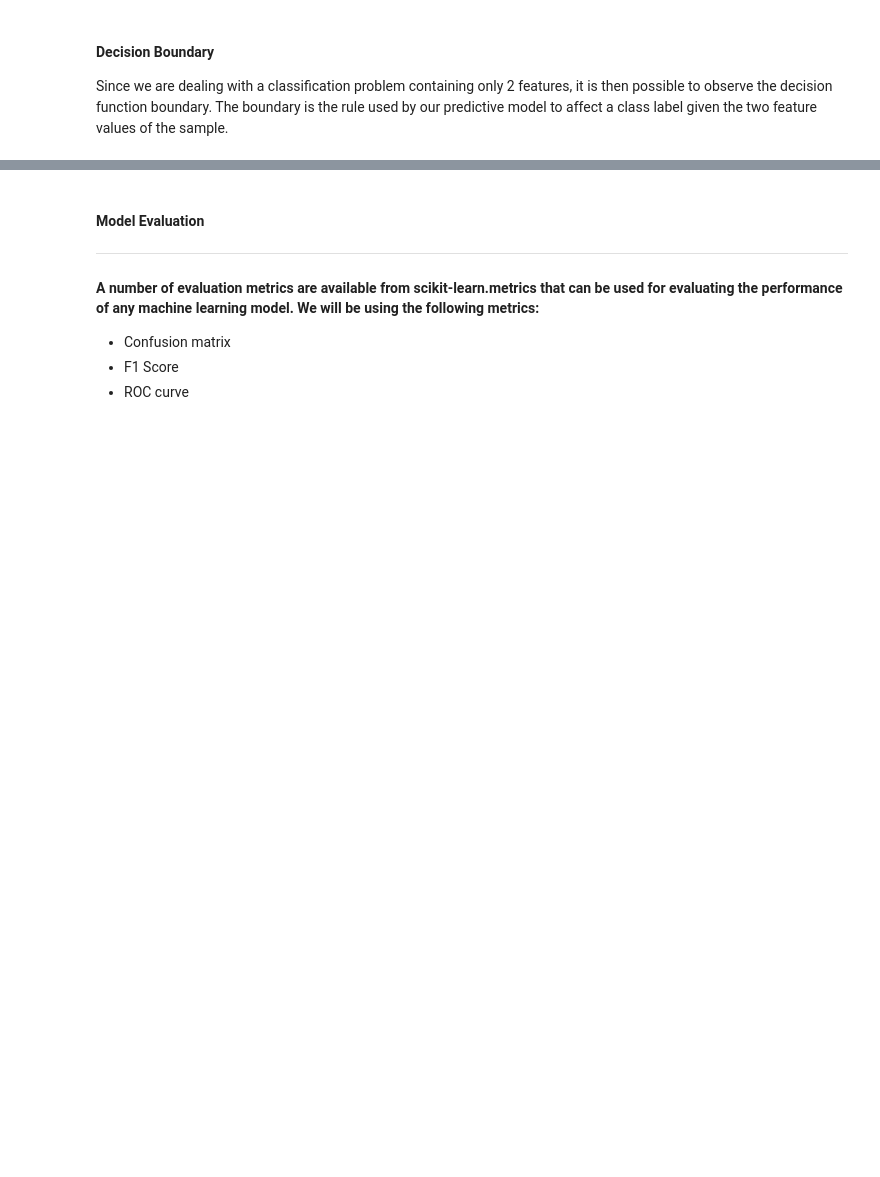
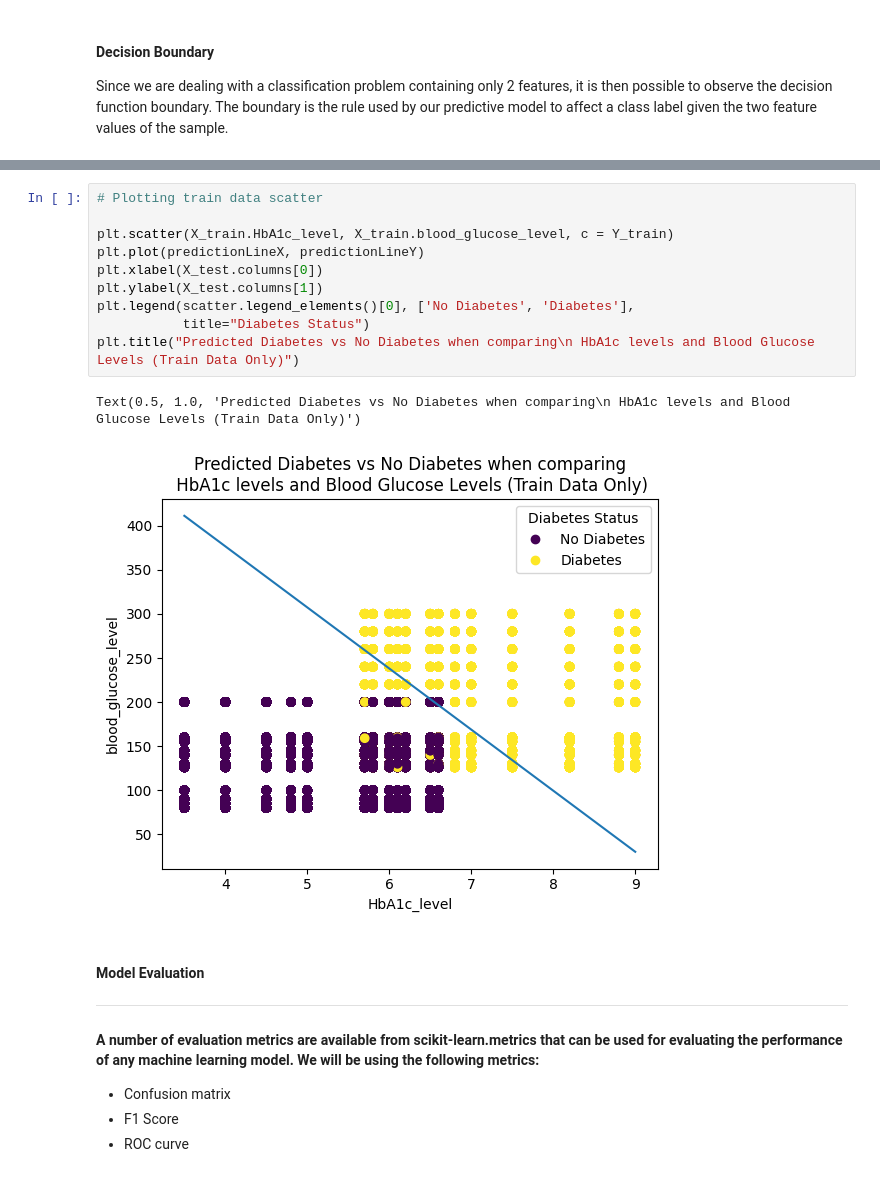
Before and after one commit to PixelatedLatte/MachineLearningProjects, a Jupyter notebook: DiabetesScreeningLCMBlankenship.ipynb, the cells around one changed output, grey strips where cells are left out. Cells and saved outputs as stored; diff of their text form; blank space fills up the shorter version.

```diff
--- a/DiabetesScreeningLCMBlankenship.ipynb
+++ b/DiabetesScreeningLCMBlankenship.ipynb
@@ -310,3 +303,16 @@ disp = DecisionBoundaryDisplay.from_estimator(
+# %%
+# Plotting train data scatter
+
+plt.scatter(X_train.HbA1c_level, X_train.blood_glucose_level, c = Y_train)
+plt.plot(predictionLineX, predictionLineY)
+plt.xlabel(X_test.columns[0])
+plt.ylabel(X_test.columns[1])
+plt.legend(scatter.legend_elements()[0], ['No Diabetes', 'Diabetes'],
+           title="Diabetes Status")
+plt.title("Predicted Diabetes vs No Diabetes when comparing\n HbA1c levels and Blood Glucose Levels (Train Data Only)")
+# %% [output]
+Text(0.5, 1.0, 'Predicted Diabetes vs No Diabetes when comparing\n HbA1c levels and Blood Glucose Levels (Train Data Only)')
+[figure, added]
 # %% [markdown]
 #### Model Evaluation
 
```
Also changed, not shown: parts of 10 cells of this notebook.
